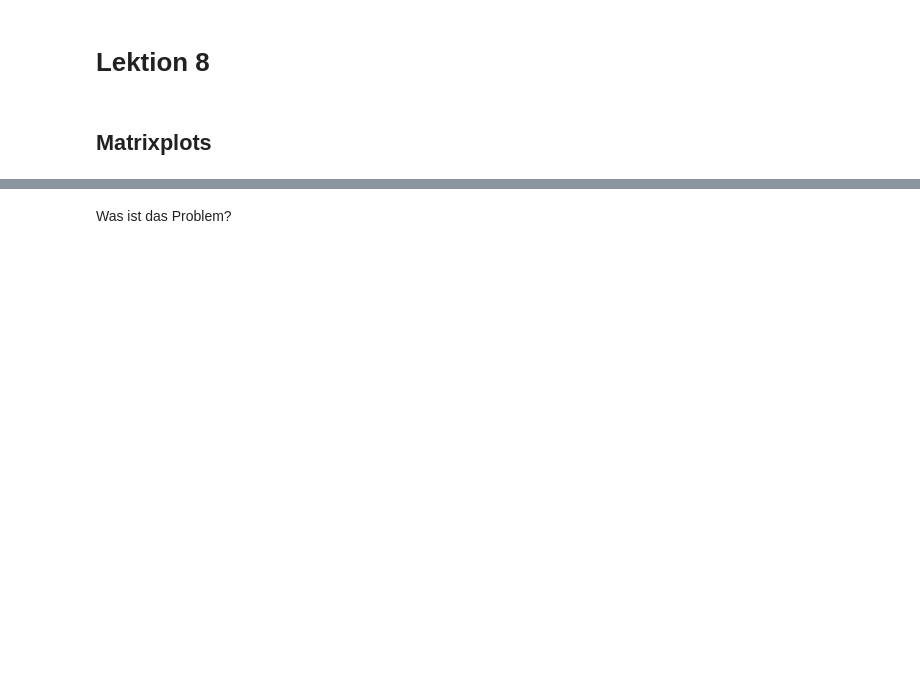
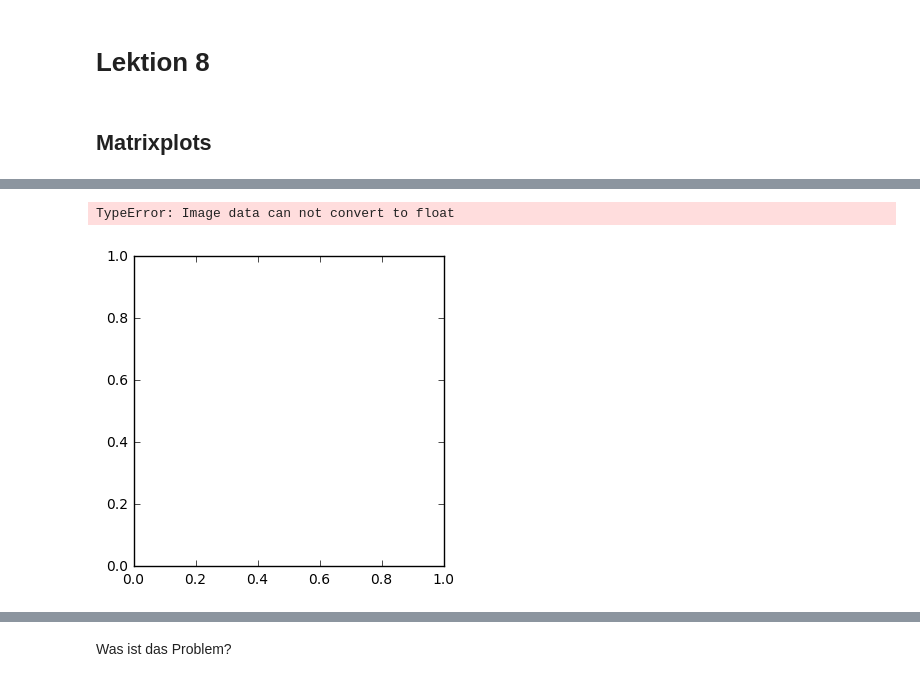
Before and after one commit to Ruediger-Braun/compana16, a Jupyter notebook: Lektion08.ipynb, the cells around one changed output, grey strips where cells are left out. Cells and saved outputs as stored; diff of their text form; code cells hidden in the pictures; blank space fills up the shorter version.

```diff
--- a/Lektion08.ipynb
+++ b/Lektion08.ipynb
@@ -19,7 +21,10 @@ hilbert_element(i,j)
 # %%
 hilbert = Matrix(20, 20, hilbert_element)
 # %%
-#plt.imshow(hilbert)  # TypeError
+plt.imshow(hilbert)  # TypeError
+# %% [output]
+TypeError: Image data can not convert to float
+[figure, added]
 # %%
 plt.imshow(np.array(hilbert).astype(float), interpolation='none')
 plt.colorbar();
```
Also changed, not shown: parts of 56 cells of this notebook.
